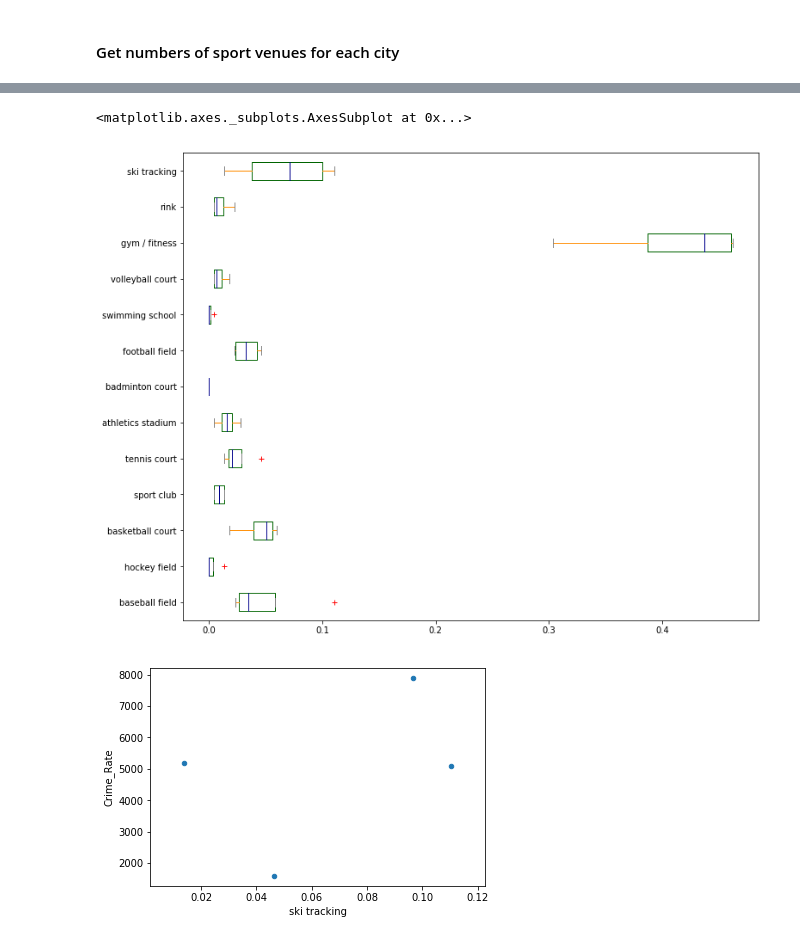
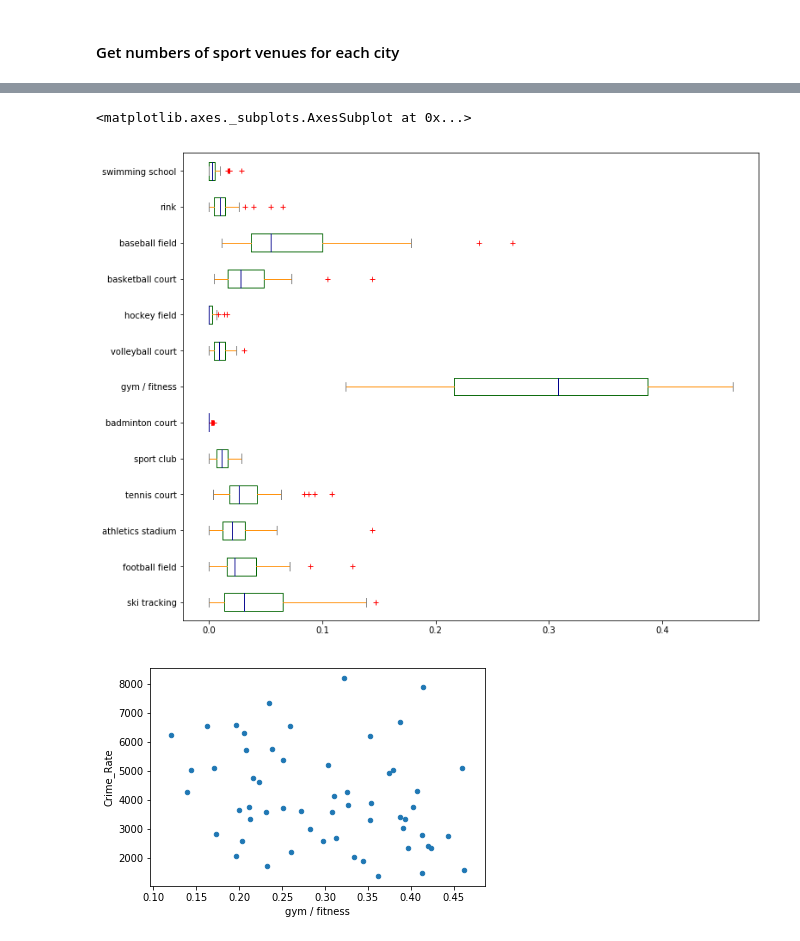
Before and after one commit to Pavel-V/Applied_Data_Science_Capstone, a Jupyter notebook: Test.ipynb, the cells around one changed output, grey strips where cells are left out. Saved outputs shown, nothing was run; the diff lists cells and outputs as text; code cells hidden in the pictures.

```diff
--- a/Test.ipynb
+++ b/Test.ipynb
@@ -54,7 +55,7 @@ dtype: int64
 We will consider cities with a population of less than 500 thousand
 # %%
 critme_df = critme_raw_df
-critme_df = critme_df[critme_df.Population < 220000]
+critme_df = critme_df[critme_df.Population < 500000]
 critme_df = critme_df[['State', 'City', 'Population', 'Total', 'Total.1', 'Arson2']]
 print(critme_df.count())
 critme_df.head()
@@ -229,0 +245,2 @@ df_final['total_sports'].plot.box()
+# %%
+df_final = df_final[df_final.total_sports > 0][df_final.total_sports < 2.]
@@ -232,8 +254,8 @@ color = {'boxes': 'DarkGreen', 'whiskers': 'DarkOrange', 'medians': 'DarkBlue',
 df_final.iloc[:, 1:-2].plot.box(color=color, sym='r+', vert=False, figsize=(12, 10))
 # %% [output]
 <matplotlib.axes._subplots.AxesSubplot at 0x...>
-[figure, old version]
+[figure, new version]
 # %%
-df_final.plot.scatter(x='ski tracking', y='Crime_Rate');
+df_final.plot.scatter(x='gym / fitness', y='Crime_Rate');
 # %% [output]
-[figure, old version]
+[figure, new version]
```
Also changed, not shown: parts of 21 cells of this notebook.
